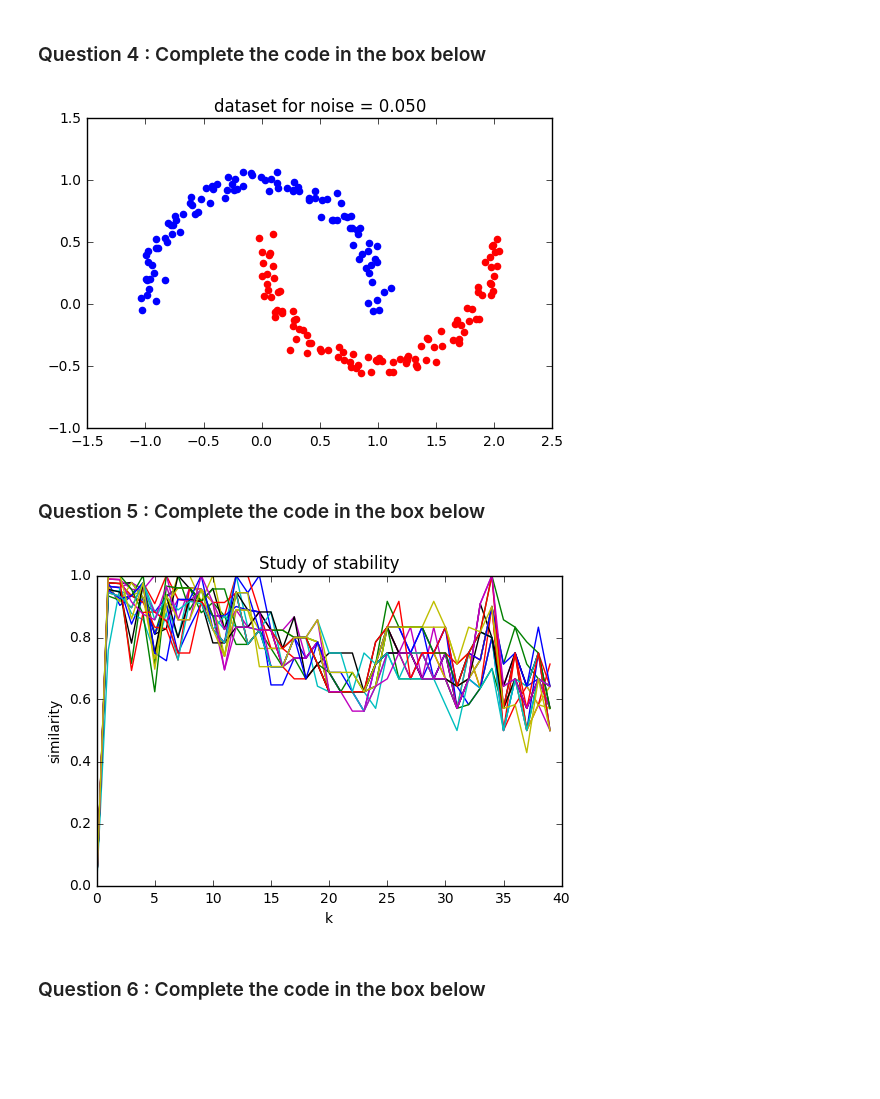
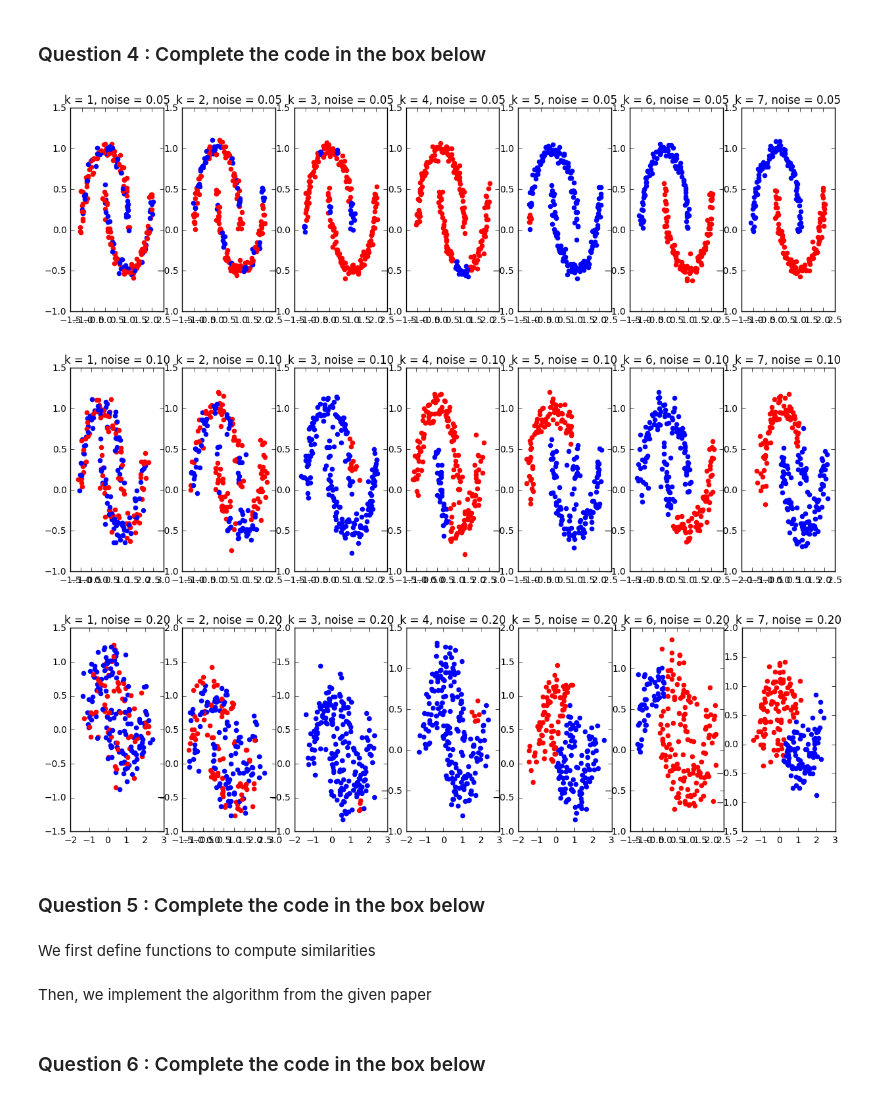
Before and after one commit to petermartigny/Advanced-Machine-Learning, a Jupyter notebook: Atmani_Martigny_TP2_group_1.ipynb, the cells around one changed output. Cells and saved outputs as stored; diff of their text form; code cells hidden in the pictures; blank space fills up the shorter version.

```diff
--- a/Atmani_Martigny_TP2_group_1.ipynb
+++ b/Atmani_Martigny_TP2_group_1.ipynb
@@ -67,7 +67,7 @@ for i in range(len(noisy_moons[0])):
     pos[i] = (noisy_moons[0][i][0], noisy_moons[0][i][1])
 
 A = kneighbors_graph(noisy_moons[0]
-                     , n_neighbors_list[2]
+                     , 1
                      , mode = 'connectivity', include_self=True)
 G = nx.from_numpy_matrix(A.toarray())
 
@@ -183,27 +207,39 @@ model = SpectralClustering(n_clusters = 2)
 model.fit(X)
 data = model.fit_predict(X)
 # %%
-def plot_cluster(noise, cluster, neighbors):
+def plot_cluster(noise, cluster, neighbors_max):
+    fig = plt.figure(figsize=(15.0,4.0))
 
-    model = SpectralClustering(n_clusters = cluster, affinity = 'nearest_neighbors'
-                               , n_neighbors = neighbors)
-    X = make_moons(n_samples = n_samples, noise = noise)
-    model.fit(X[0])
-    data = model.fit_predict(X[0])
-    colors = ['blue', 'red', 'green', 'pink', 'grey', 'orange', 'gold']
-    fig = plt.figure()
-    ax = fig.add_subplot(111)
-    for i in range(len(X[0])):
-        ax.scatter(X[0][i, 0]
-                   , X[0][i, 1]
-                   , color = colors[data[i]])
-    plt.title('dataset for noise = %.3f' %noise)
-    model.affinity
-plot_cluster(0.05, 2, 10)
+
+    # Loop on different neighbors number, and plot for each of them
+    for i in range(neighbors_max):
+
+        model = SpectralClustering(n_clusters = cluster, affinity = 'nearest_neighbors'
+                                   , n_neighbors = i + 1)
+        X = make_moons(n_samples = n_samples, noise = noise)
+        model.fit(X[0])
+        data = model.fit_predict(X[0])
+        colors = ['blue', 'red', 'green', 'pink', 'grey', 'orange', 'gold']
+        ax = fig.add_subplot(1,neighbors_max, i+1)
+        for j in range(len(X[0])):
+            ax.scatter(X[0][j, 0]
+                       , X[0][j, 1]
+                       , color = colors[data[j]])
+        plt.title('k = %1.f, noise = %.02f' %(i+1,noise))
+#     model.affinity
+
+# for i in range(10):
+#     plot_cluster(0.05, 2, i + 1)
+for nois in noise_level_list:
+    plot_cluster(nois, 2, 7)
 # %% [output]
-[figure, old version]
+[figure, new version]
+[figure, added]
+[figure, added]
 # %% [markdown]
 ### Question 5 : Complete the code in the box below
+# %% [markdown]
+We first define functions to compute similarities
 # %%
 def similarity(C_1, C_2):
     return (C_1*C_2).sum() / np.sqrt((C_1*C_1).sum() * (C_2*C_2).sum())
@@ -224,4 +269,6 @@ def compute_C(clustering):
     return C
+# %% [markdown]
+Then, we implement the algorithm from the given paper
 # %%
 # Define parameters
 f = 0.8
@@ -266,10 +319,2 @@ for k in range(2, k_max + 1):
-# %%
-for i in range(num_subsamples):
-    plt.plot(S[i])
-    plt.xlabel('k')
-    plt.ylabel('similarity')
-    plt.title('Study of stability')
-# %% [output]
-[figure, removed]
 # %% [markdown]
 ### Question 6 : Complete the code in the box below
```
Also changed, not shown: parts of 31 cells of this notebook.
